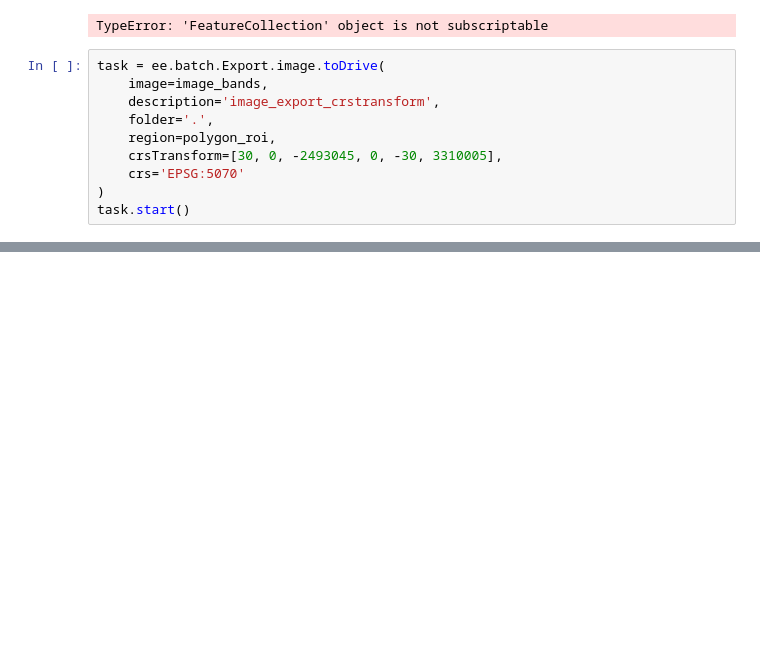
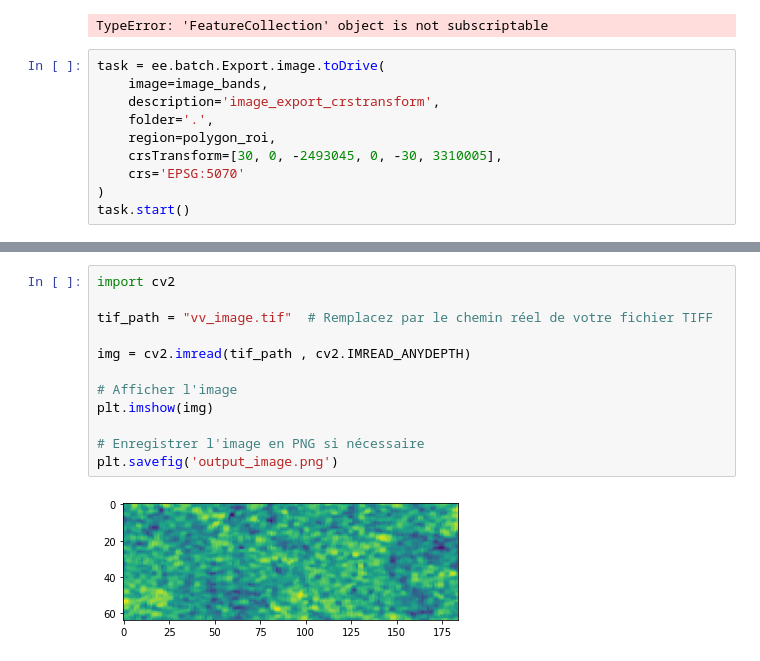
Before and after one commit to MathysVinatier/PMI_detection_TillageLabour, a Jupyter notebook: Datasets/Sentinel1_gee.ipynb, the cells around one changed output, grey strips where cells are left out. Drawn from its saved outputs; the diff is of its cells as text; blank space fills up the shorter version.

```diff
--- a/Datasets/Sentinel1_gee.ipynb
+++ b/Datasets/Sentinel1_gee.ipynb
@@ -125,0 +265,14 @@ task.start()
+# %%
+import cv2
+
+tif_path = "vv_image.tif"  # Remplacez par le chemin réel de votre fichier TIFF
+
+img = cv2.imread(tif_path , cv2.IMREAD_ANYDEPTH)
+
+# Afficher l'image
+plt.imshow(img)
+
+# Enregistrer l'image en PNG si nécessaire
+plt.savefig('output_image.png')
+# %% [output]
+[figure, added]
```
Also changed, not shown: parts of 13 cells of this notebook, 3 other files.
